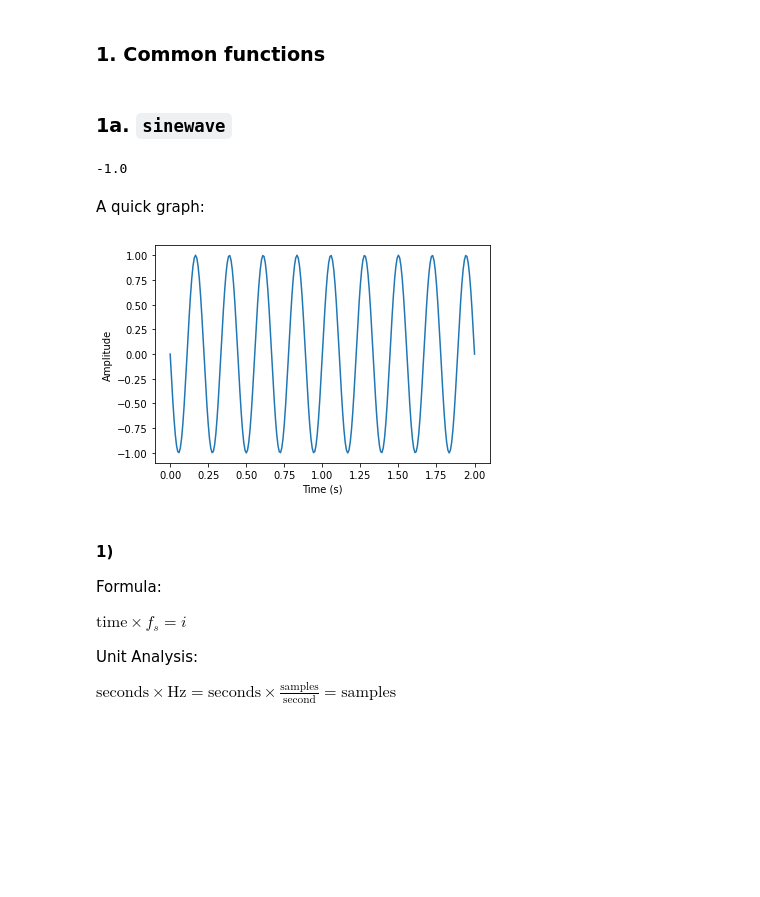
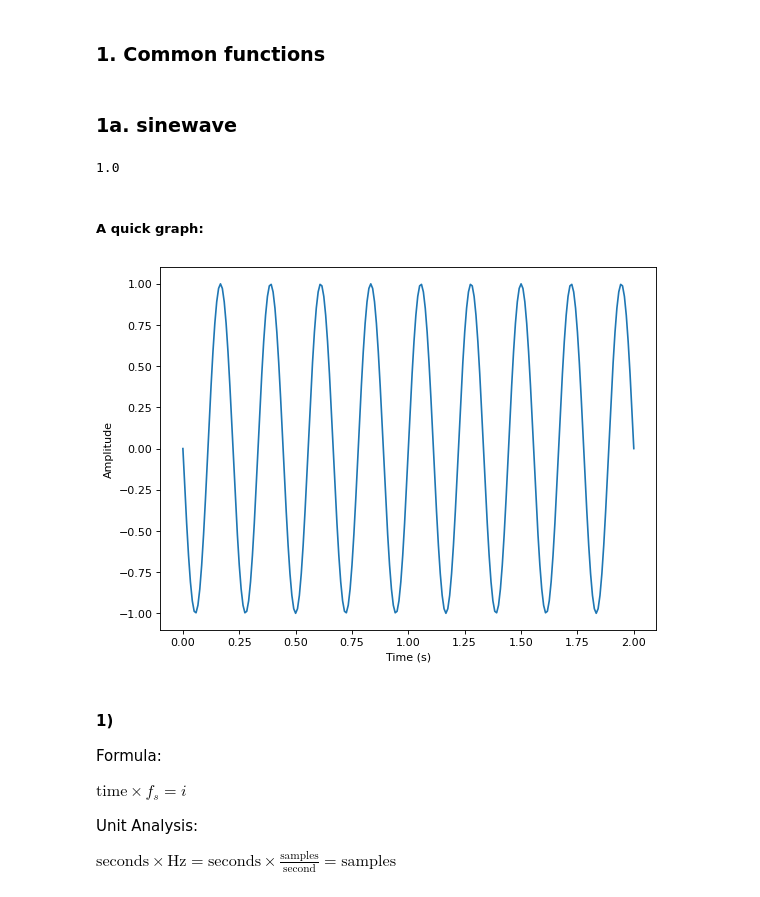
Before and after one commit to johnmays/CSDS_364_HW, a Jupyter notebook: A1/464-A1b-jkm100.ipynb, the cells around one changed output. Cells and saved outputs as stored; diff of their text form; code cells hidden in the pictures; blank space fills up the shorter version.

```diff
--- a/A1/464-A1b-jkm100.ipynb
+++ b/A1/464-A1b-jkm100.ipynb
@@ -10,4 +11,4 @@ import wave
 # %% [markdown]
 ### 1. Common functions
 # %% [markdown]
-### 1a. `sinewave`
+### 1a. sinewave
@@ -20,19 +15,15 @@ def sinewave(t, f=1.0, d=0.0):
 # %%
 #testing
-sinewave(0.0, f=5, d=0.05)
+A1b_code.sinewave(0.0, f=5, d=0.05)
 # %% [output]
--1.0
+1.0
 # %% [markdown]
-A quick graph:
+##### A quick graph:
 # %%
 t_120Hz = np.linspace(0,2,num=120*2+1) # 120Hz denotes sampling rate
-sine_vals = sinewave(t_120Hz, f=4.5, d= 1.0)
-plt.plot(t_120Hz, sine_vals)
-plt.ylabel("Amplitude")
-plt.xlabel("Time (s)")
-plt.show()
+A1b_code.plot_sinewave(t_120Hz, f=4.5, d= 1.0)
 # %% [output]
-[figure, old version]
+[figure, new version]
 # %% [markdown]
 #### 1)
 Formula:
```
Also changed, not shown: parts of 41 cells of this notebook, 6 other files.
